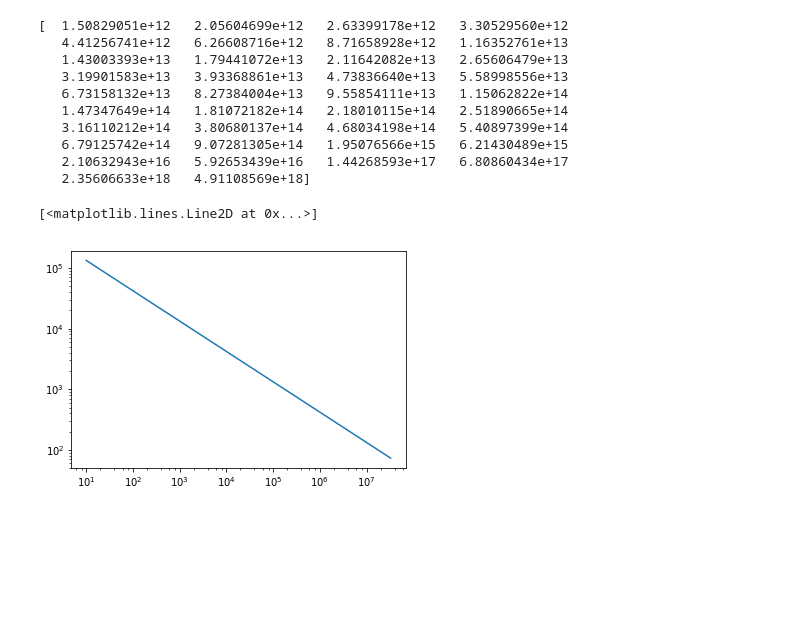
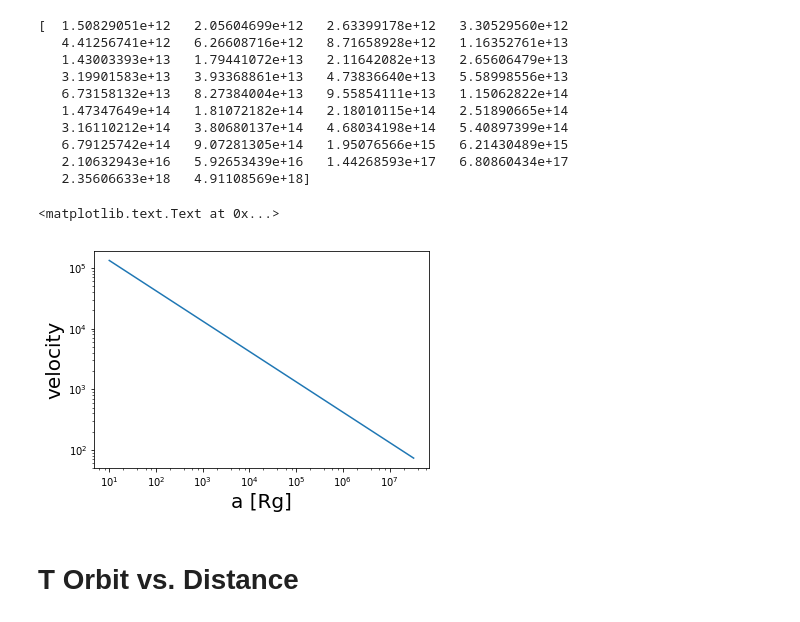
Before and after one commit to gfabj/Summer_Research_Project, a Jupyter notebook: SG_Model.ipynb, the cells around one changed output. Cells and saved outputs as stored; diff of their text form; code cells hidden in the pictures; blank space fills up the shorter version.

```diff
--- a/SG_Model.ipynb
+++ b/SG_Model.ipynb
@@ -140,6 +144,10 @@ velocity = (c/distance)**(1/2.0)*10**(-3)
 # %%
 logPlot=plt.gca()
 logPlot.loglog(distance_in_rg,velocity)
+plt.xlabel('a [Rg]',fontsize=20)
+plt.ylabel('velocity',fontsize=20)
 # %% [output]
-[<matplotlib.lines.Line2D at 0x...>]
+<matplotlib.text.Text at 0x...>
-[figure, old version]
+[figure, new version]
+# %% [markdown]
+# T Orbit vs. Distance
```
Also changed, not shown: parts of 18 cells of this notebook.
